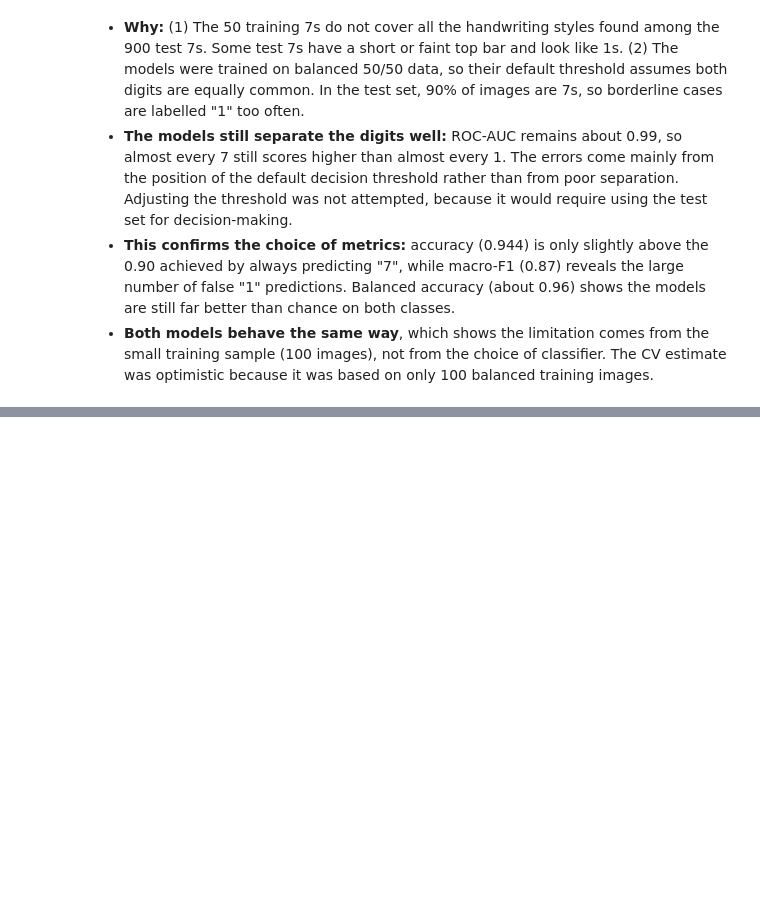
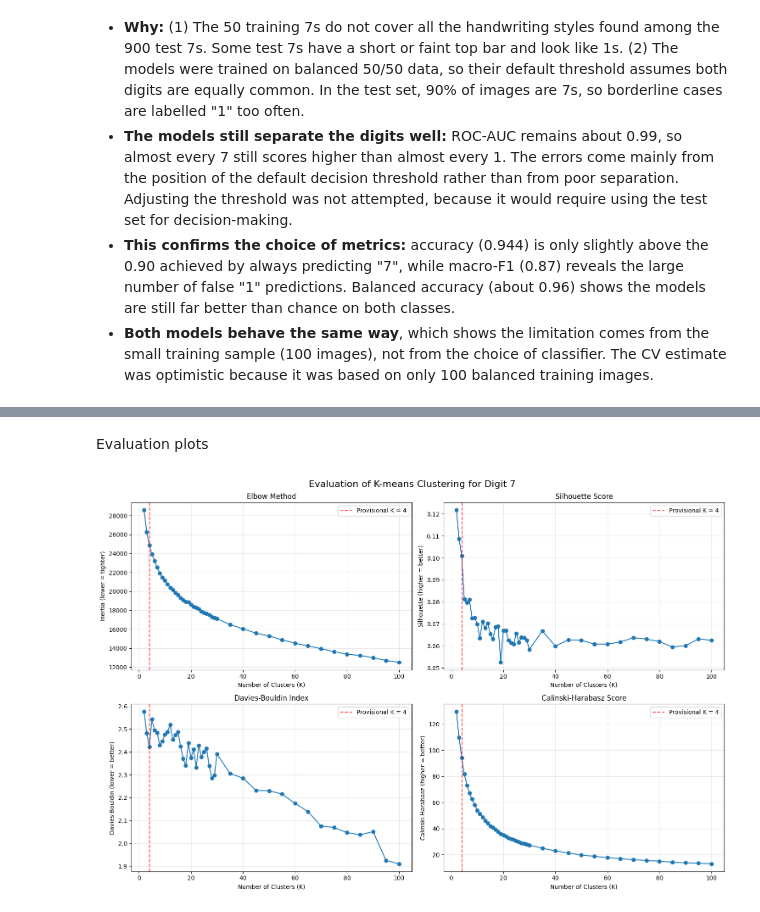
Before and after one commit to TasminaTasin75/binary-classification-mnist-dataset, a Jupyter notebook: ml_assignment_build_analyze_binary_classification.ipynb, the cells around one changed output, grey strips where cells are left out. Saved outputs shown, nothing was run; the diff lists cells and outputs as text; code cells hidden in the pictures; blank space fills up the shorter version.

```diff
--- a/ml_assignment_build_analyze_binary_classification.ipynb
+++ b/ml_assignment_build_analyze_binary_classification.ipynb
@@ -1315,0 +1475,70 @@ Frozen models | 1,000 unseen test images
+# %% [markdown]
+Evaluation plots
+# %%
+# Visualise the four clustering evaluation metrics
+
+fig, axes = plt.subplots(2, 2, figsize=(15, 10))
+
+# 1. Elbow method
+axes[0, 0].plot(
+    clustering_metrics_df["K"],
+    clustering_metrics_df["Inertia"],
+    marker="o"
+)
+axes[0, 0].set_title("Elbow Method")
+axes[0, 0].set_xlabel("Number of Clusters (K)")
+axes[0, 0].set_ylabel("Inertia (lower = tighter)")
+axes[0, 0].grid(True, alpha=0.3)
+
+# 2. Silhouette score
+axes[0, 1].plot(
+    clustering_metrics_df["K"],
+    clustering_metrics_df["Silhouette"],
+    marker="o"
+)
+axes[0, 1].set_title("Silhouette Score")
+axes[0, 1].set_xlabel("Number of Clusters (K)")
+axes[0, 1].set_ylabel("Silhouette (higher = better)")
+axes[0, 1].grid(True, alpha=0.3)
+
+# 3. Davies-Bouldin index
+axes[1, 0].plot(
+    clustering_metrics_df["K"],
+    clustering_metrics_df["Davies-Bouldin"],
+    marker="o"
+)
+axes[1, 0].set_title("Davies-Bouldin Index")
+axes[1, 0].set_xlabel("Number of Clusters (K)")
+axes[1, 0].set_ylabel("Davies-Bouldin (lower = better)")
+axes[1, 0].grid(True, alpha=0.3)
+
+# 4. Calinski-Harabasz score
+axes[1, 1].plot(
+    clustering_metrics_df["K"],
+    clustering_metrics_df["Calinski-Harabasz"],
+    marker="o"
+)
+axes[1, 1].set_title("Calinski-Harabasz Score")
+axes[1, 1].set_xlabel("Number of Clusters (K)")
+axes[1, 1].set_ylabel("Calinski-Harabasz (higher = better)")
+axes[1, 1].grid(True, alpha=0.3)
+
+# Mark the provisional selected K = 4 on all plots
+for ax in axes.flat:
+    ax.axvline(
+        4,
+        color="red",
+        linestyle="--",
+        alpha=0.7,
+        label="Provisional K = 4"
+    )
+    ax.legend()
+
+plt.suptitle(
+    "Evaluation of K-means Clustering for Digit 7",
+    fontsize=16
+)
+plt.tight_layout()
+plt.show()
+# %% [output]
+[figure, added]
```
Also changed, not shown: parts of 17 cells of this notebook.
